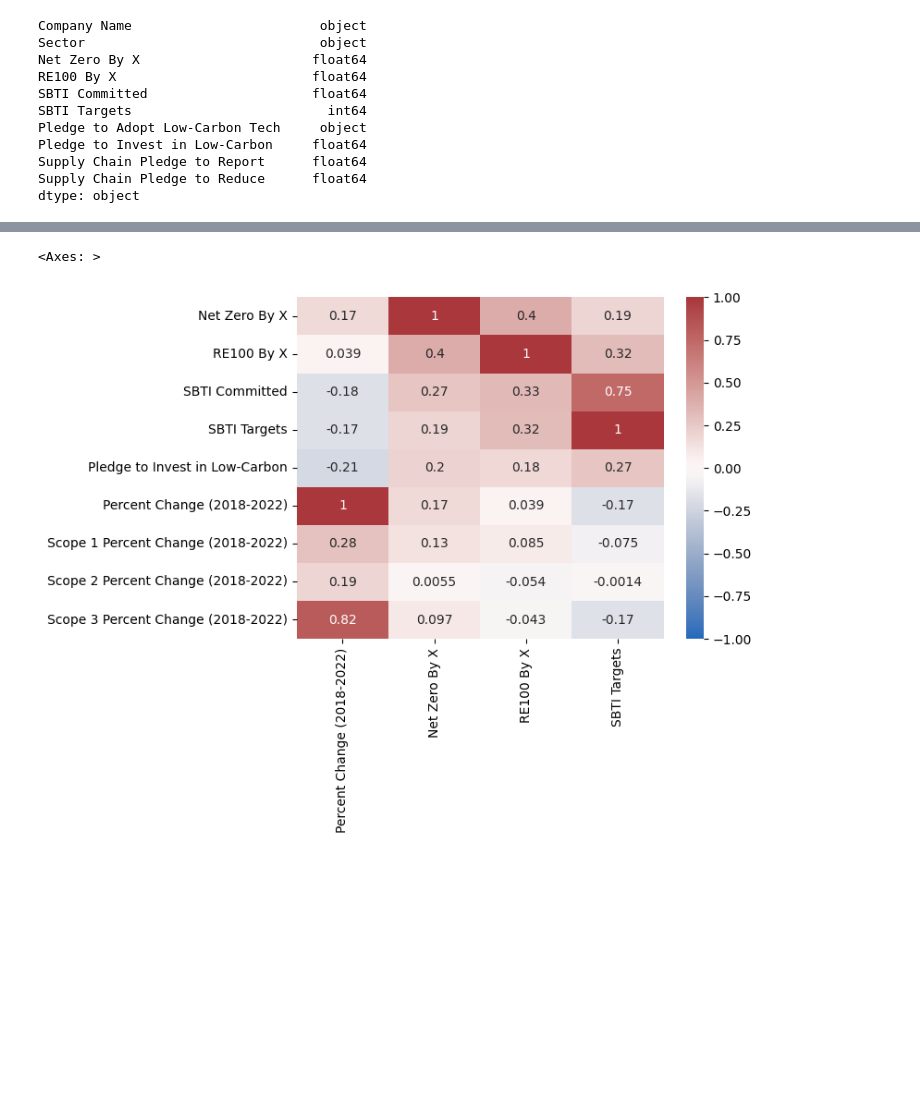
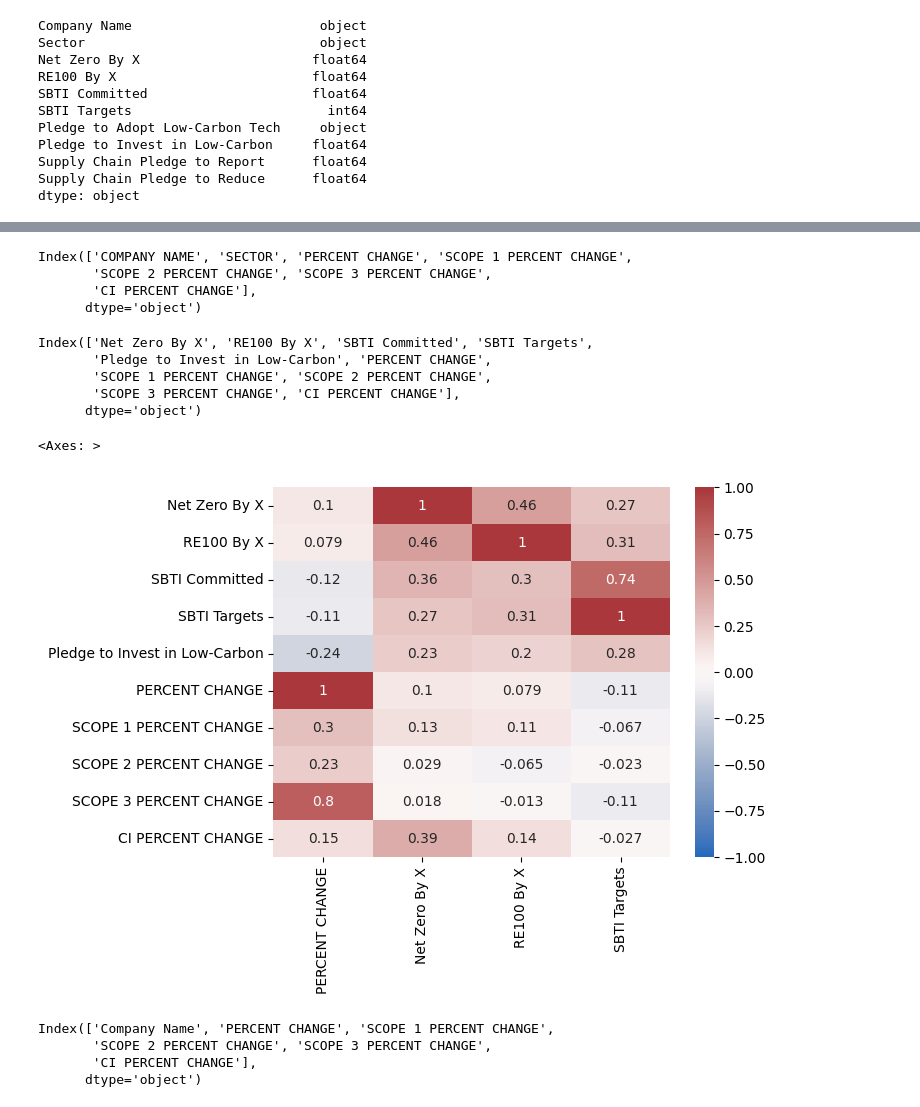
Before and after one commit to zcjanin/decarbonization-2024, a Jupyter notebook: Correlations.ipynb, the cells around one changed output, grey strips where cells are left out. Saved outputs shown, nothing was run; the diff lists cells and outputs as text; code cells hidden in the pictures; blank space fills up the shorter version.

```diff
--- a/Correlations.ipynb
+++ b/Correlations.ipynb
@@ -97,15 +108,43 @@ percents['Scope 3 Percent Change (2018-2022)'] = percents['Scope 3 Percent Chang
+# %%
+percents.columns
+# %% [output]
+Index(['COMPANY NAME', 'SECTOR', 'PERCENT CHANGE', 'SCOPE 1 PERCENT CHANGE',
+       'SCOPE 2 PERCENT CHANGE', 'SCOPE 3 PERCENT CHANGE',
+       'CI PERCENT CHANGE'],
+      dtype='object')
+# %%
+percents = pd.read_csv('data/percentchanges.csv')
+percents_df = percents.drop(columns='SECTOR')
+percents_df = percents_df.rename(columns={
+    'COMPANY NAME' : 'Company Name'
+})
 # %%
-merged = cleaned_comm.merge(percents, on='Company Name')
+merged = cleaned_comm.merge(percents_df, on='Company Name')
 corr_matrix = merged.corr(method='kendall')
+# %%
+corr_matrix.columns
+# %% [output]
+Index(['Net Zero By X', 'RE100 By X', 'SBTI Committed', 'SBTI Targets',
+       'Pledge to Invest in Low-Carbon', 'PERCENT CHANGE',
+       'SCOPE 1 PERCENT CHANGE', 'SCOPE 2 PERCENT CHANGE',
+       'SCOPE 3 PERCENT CHANGE', 'CI PERCENT CHANGE'],
+      dtype='object')
 # %%
 # handwritten example of 5x2 smaller table to sanity check kendall tau
 # make sure percentages are being represented accurately
 # can change cmap range (-1, 1)
-submatrix  = corr_matrix[['Percent Change (2018-2022)', 'Net Zero By X', 'RE100 By X', 'SBTI Targets']]
+submatrix  = corr_matrix[['PERCENT CHANGE', 'Net Zero By X', 'RE100 By X', 'SBTI Targets']]
 sns.heatmap(submatrix, annot=True, cmap='vlag', vmin=-1, vmax=1)
 # %% [output]
 <Axes: >
-[figure, old version]
+[figure, new version]
 # %%
 activities = pd.read_csv('data/activities.csv', skiprows=1)
-emissions_activ = merged.merge(activities, on='Company Name')
+activities_df = activities.drop(columns=['Product Specific Carbon Metric (CO2/X)'])
+emissions_activ = merged.merge(activities_df, on='Company Name')
+percents_df.columns
+# %% [output]
+Index(['Company Name', 'PERCENT CHANGE', 'SCOPE 1 PERCENT CHANGE',
+       'SCOPE 2 PERCENT CHANGE', 'SCOPE 3 PERCENT CHANGE',
+       'CI PERCENT CHANGE'],
+      dtype='object')
```
Also changed, not shown: parts of 10 cells of this notebook, 4 other files.
